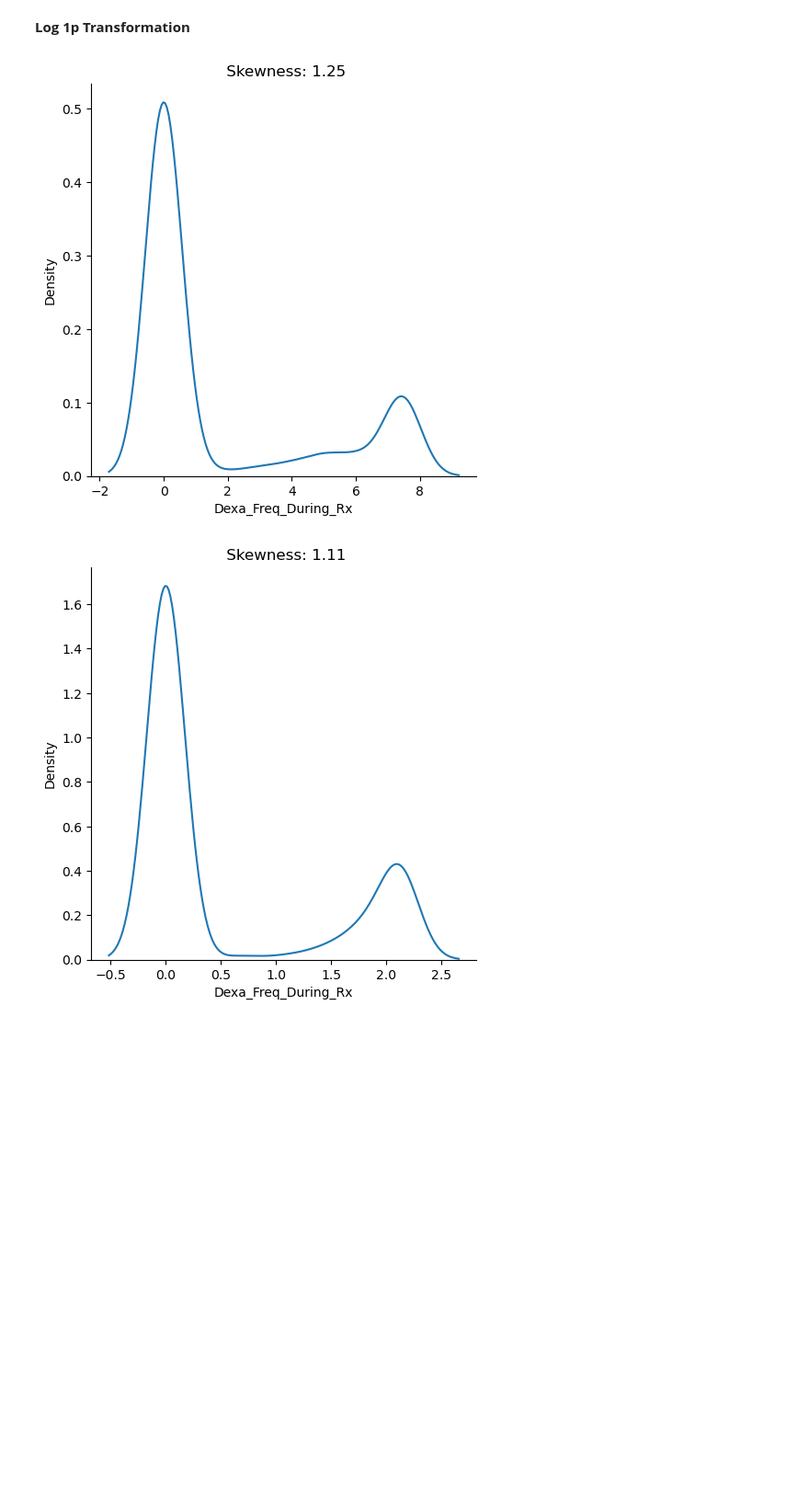
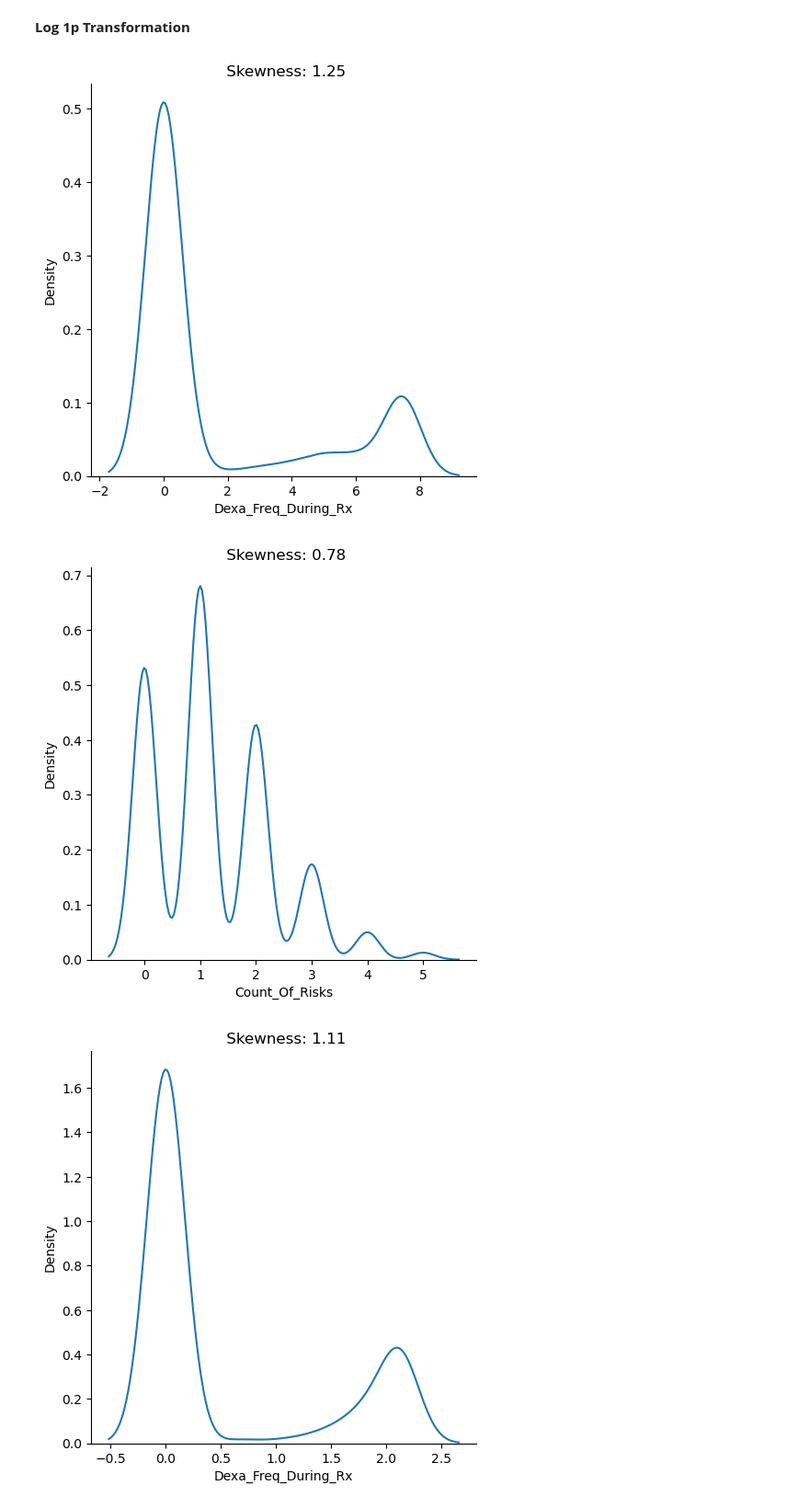
Before and after one commit to Ankita-ar/PERSISTENCY-OF-A-DRUG, a Jupyter notebook: From Data to Decisions - A Complete Pipeline for Drug Persistency Analysis.ipynb, the cells around one changed output. Shown at 92% size. Saved outputs shown, nothing was run; the diff lists cells and outputs as text; code cells hidden in the pictures; blank space fills up the shorter version.

```diff
--- a/From Data to Decisions - A Complete Pipeline for Drug Persistency Analysis.ipynb
+++ b/From Data to Decisions - A Complete Pipeline for Drug Persistency Analysis.ipynb
@@ -367,7 +374,13 @@ for i in num_cols:
     ul, ll = q3+1.5*iqr, q1-1.5*iqr
     data[i] = data[i].apply(lambda x : ul if x>ul else ll if x<ll else x)
 # %%
-sns.boxplot(data['Dexa_Freq_During_Rx'], orient='h')
-plt.title(f" Skewness : {round(data['Dexa_Freq_During_Rx'].skew(),2)}")
+t=1
+plt.figure(figsize=(7,3))
+for i in num_cols:
+    plt.subplot(1,2,t)
+    sns.boxplot(data=data,x=i,y='Persistency_Flag')
+    plt.title(f'Skewness : {round(data[i].skew(),2)}')
+    t+=1
+plt.tight_layout()
 plt.show()
 # %% [output]
@@ -391,7 +408,7 @@ data.head(3)
 # %% [markdown]
 ## Encoding
 # %%
-data['Persistency_Flag'] = data['Persistency_Flag'].map({'Persitent':1, 'Non-Persistent':0})
+data['Persistency_Flag'] = data['Persistency_Flag'].map({'Persistent':1, 'Non-Persistent':0})
 data = pd.get_dummies(data, columns=['Gender'], dtype=int, drop_first = True)
 data = pd.get_dummies(data, columns=['Race'], dtype=int, drop_first=True)
 data = pd.get_dummies(data, columns=['Ethnicity'], dtype=int, drop_first=True)
@@ -406,7 +423,7 @@ data['Frag_Frac_During_Rx'] = data['Frag_Frac_During_Rx'].map({'Y':1, 'N':0})
 data = pd.get_dummies(data, columns=['Risk_Segment_Prior_Ntm'], dtype=int, drop_first=True)
 data['Tscore_Bucket_Prior_Ntm'] = data['Tscore_Bucket_Prior_Ntm'].map({'>-2.5':1, '<=-2.5':0})
 data = pd.get_dummies(data, columns=['Risk_Segment_During_Rx'], dtype=int, drop_first=True)
-data['Tscore_Bucket_During_Rx'] = data['Tscore_Bucket_During_Rx'].map({'<=-2.5':0, '>-2.5':1})
+data['Tscore_Bucket_During_Rx'] = data['Tscore_Bucket_During_Rx'].map({'<=-2.5':0, '>-2.5':1, 'Unknown':2})
 data = pd.get_dummies(data, columns=['Change_T_Score'], dtype=int, drop_first=True)
 data = pd.get_dummies(data, columns=['Change_Risk_Segment'], dtype=int, drop_first=True)
 data['Adherent_Flag'] = data['Adherent_Flag'].map({'Adherent':1, 'Non-Adherent':0})
@@ -455,4 +472,3 @@ data['Risk_Hysterectomy_Oophorectomy'] = data['Risk_Hysterectomy_Oophorectomy'].
 data['Risk_Estrogen_Deficiency'] = data['Risk_Estrogen_Deficiency'].map({'Y':1, 'N':0})
 data['Risk_Immobilization'] = data['Risk_Immobilization'].map({'Y':1, 'N':0})
 data['Risk_Recurring_Falls'] = data['Risk_Recurring_Falls'].map({'Y':1, 'N':0})
-data['Count_Of_Risks'] = data['Count_Of_Risks'].map({'0':0, '1':1, '2':2, '3':3, '4':4, '5':5, '6':6, '7':7})
@@ -461,11 +488,13 @@ data['Count_Of_Risks'] = data['Count_Of_Risks'].map({'0':0, '1':1, '2':2, '3':3,
 # %% [markdown]
 **Log 1p Transformation**
 # %%
-sns.displot(data['Dexa_Freq_During_Rx'], kind='kde')
-plt.title(f" Skewness: {round(data['Dexa_Freq_During_Rx'].skew(),2)}")
-plt.show()
+for i in num_cols:
+    sns.displot(data[i], kind='kde')
+    plt.title(f" Skewness: {round(data[i].skew(),2)}")
+    plt.show()
 # %% [output]
 [figure]
+[figure, added]
 # %%
 log_1p = np.log(data['Dexa_Freq_During_Rx']+1)
 sns.displot(log_1p, kind='kde')
```
Also changed, not shown: parts of 60 cells of this notebook.
